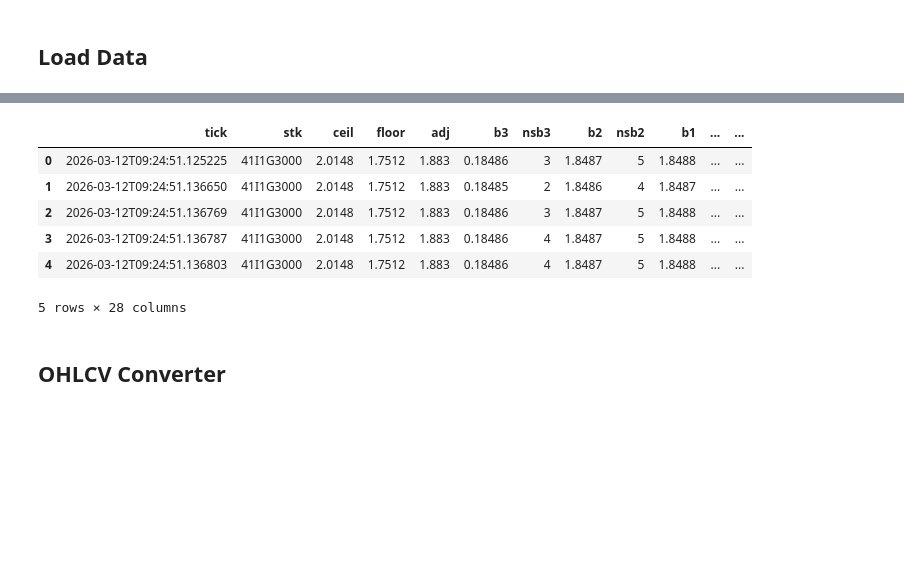
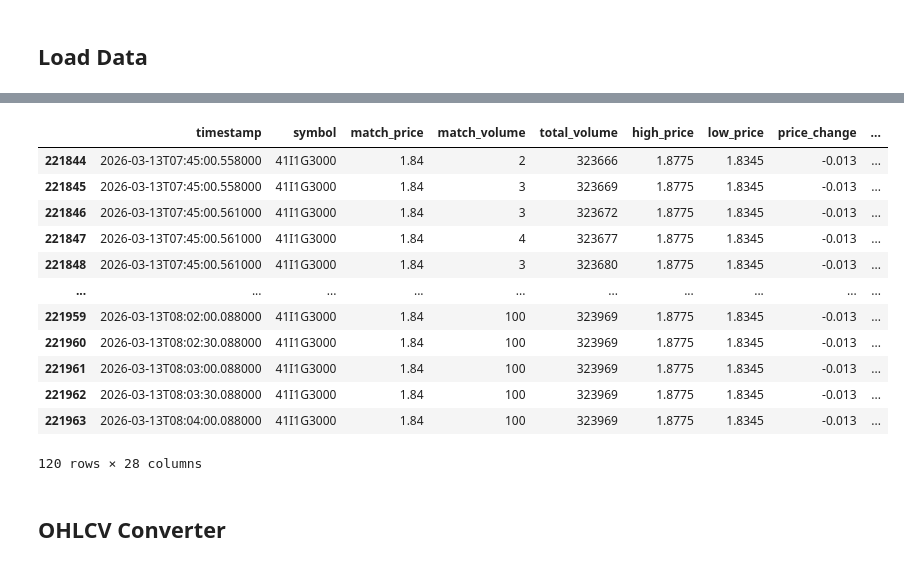
Before and after one commit to kyimmQ/intraday-crawling, a Jupyter notebook: src/ingestion/notebooks/explore_data.ipynb, the cells around one changed output, grey strips where cells are left out. Cells and saved outputs as stored; diff of their text form; code cells hidden in the pictures; blank space fills up the shorter version.

```diff
--- a/src/ingestion/notebooks/explore_data.ipynb
+++ b/src/ingestion/notebooks/explore_data.ipynb
@@ -53,13 +52,20 @@ Loaded 479843 rows from ./data/pubsub/41I1G3000/2026-03-12.fea
 # %%
-df.head()
+
+df.tail(120)
 # %% [output]
-|  | tick | stk | ceil | floor | adj | b3 | nsb3 | b2 | nsb2 | b1 | ... | ... |
-| 0 | 2026-03-12T09:24:51.125225 | 41I1G3000 | 2.0148 | 1.7512 | 1.883 | 0.18486 | 3 | 1.8487 | 5 | 1.8488 | ... | ... |
-| 1 | 2026-03-12T09:24:51.136650 | 41I1G3000 | 2.0148 | 1.7512 | 1.883 | 0.18485 | 2 | 1.8486 | 4 | 1.8487 | ... | ... |
-| 2 | 2026-03-12T09:24:51.136769 | 41I1G3000 | 2.0148 | 1.7512 | 1.883 | 0.18486 | 3 | 1.8487 | 5 | 1.8488 | ... | ... |
-| 3 | 2026-03-12T09:24:51.136787 | 41I1G3000 | 2.0148 | 1.7512 | 1.883 | 0.18486 | 4 | 1.8487 | 5 | 1.8488 | ... | ... |
-| 4 | 2026-03-12T09:24:51.136803 | 41I1G3000 | 2.0148 | 1.7512 | 1.883 | 0.18486 | 4 | 1.8487 | 5 | 1.8488 | ... | ... |
+|  | timestamp | symbol | match_price | match_volume | total_volume | high_price | low_price | price_change | ... |
+| 221844 | 2026-03-13T07:45:00.558000 | 41I1G3000 | 1.84 | 2 | 323666 | 1.8775 | 1.8345 | -0.013 | ... |
+| 221845 | 2026-03-13T07:45:00.558000 | 41I1G3000 | 1.84 | 3 | 323669 | 1.8775 | 1.8345 | -0.013 | ... |
+| 221846 | 2026-03-13T07:45:00.561000 | 41I1G3000 | 1.84 | 3 | 323672 | 1.8775 | 1.8345 | -0.013 | ... |
+| 221847 | 2026-03-13T07:45:00.561000 | 41I1G3000 | 1.84 | 4 | 323677 | 1.8775 | 1.8345 | -0.013 | ... |
+| 221848 | 2026-03-13T07:45:00.561000 | 41I1G3000 | 1.84 | 3 | 323680 | 1.8775 | 1.8345 | -0.013 | ... |
+| ... | ... | ... | ... | ... | ... | ... | ... | ... | ... |
+| 221959 | 2026-03-13T08:02:00.088000 | 41I1G3000 | 1.84 | 100 | 323969 | 1.8775 | 1.8345 | -0.013 | ... |
+| 221960 | 2026-03-13T08:02:30.088000 | 41I1G3000 | 1.84 | 100 | 323969 | 1.8775 | 1.8345 | -0.013 | ... |
+| 221961 | 2026-03-13T08:03:00.088000 | 41I1G3000 | 1.84 | 100 | 323969 | 1.8775 | 1.8345 | -0.013 | ... |
+| 221962 | 2026-03-13T08:03:30.088000 | 41I1G3000 | 1.84 | 100 | 323969 | 1.8775 | 1.8345 | -0.013 | ... |
+| 221963 | 2026-03-13T08:04:00.088000 | 41I1G3000 | 1.84 | 100 | 323969 | 1.8775 | 1.8345 | -0.013 | ... |
-5 rows × 28 columns
+120 rows × 28 columns
 # %% [markdown]
 ## OHLCV Converter
 # %%
```
Also changed, not shown: parts of 6 cells of this notebook, 1 other file.
